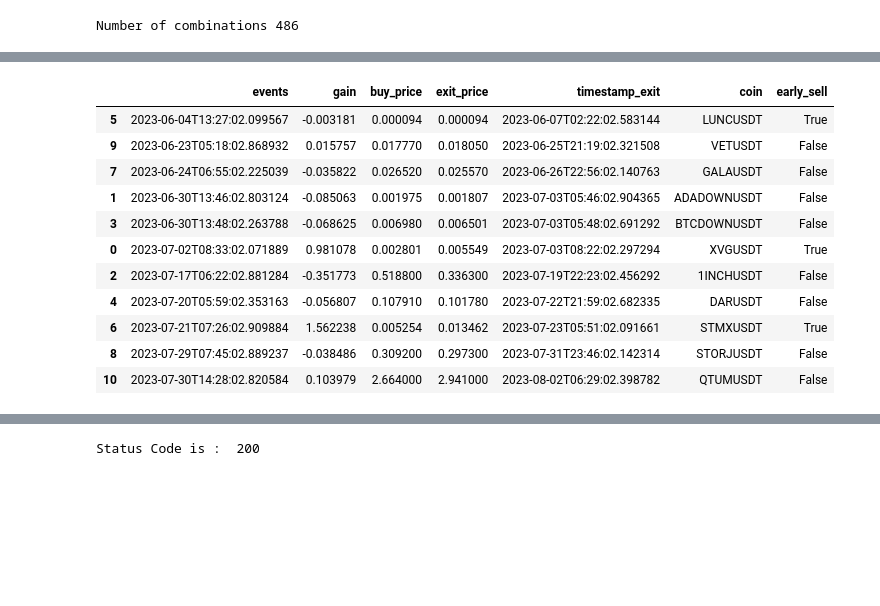
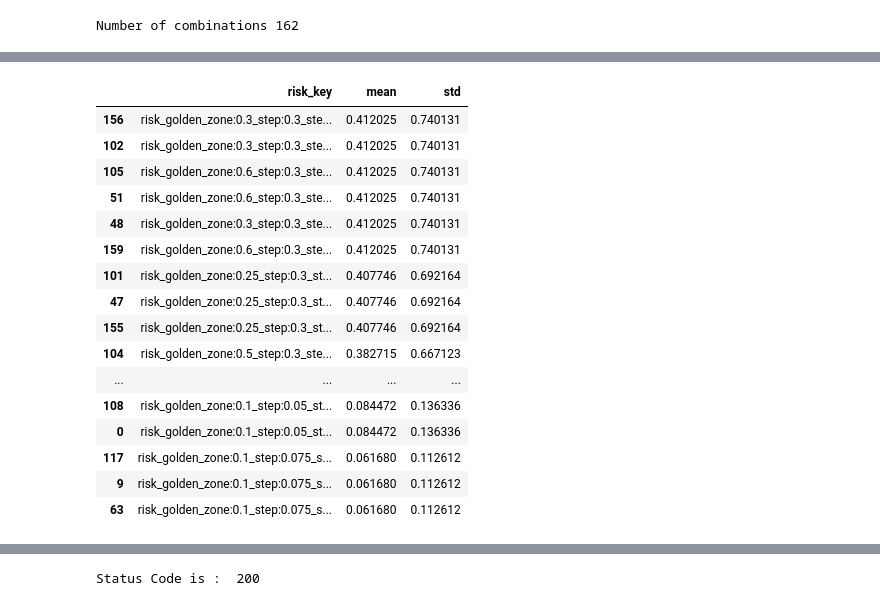
Before and after one commit to albertoRainieri/Crypto_Trading_System, a Jupyter notebook: analysis/Analysis.ipynb, the cells around one changed output, grey strips where cells are left out. Drawn from its saved outputs; the diff is of its cells as text; code cells hidden in the pictures; blank space fills up the shorter version.

```diff
--- a/analysis/Analysis.ipynb
+++ b/analysis/Analysis.ipynb
@@ -134,4 +155,4 @@ check_invevestment_amount(info, output, investment_amount=90)
 # %%
-key = 'buy_vol_30m:0.65/vol_30m:12/timeframe:4320/vlty:1'
+key = 'buy_vol_30m:0.65/vol_15m:20/timeframe:4320/vlty:1'
 # %%
 from Functions import getTimeseries
@@ -163,17 +165,17 @@ timeseries_info
-# %%
-pd.set_option('display.max_colwidth', 1000)
-#df1
 # %%
+# ANALYZE RISKMANAGEMENT FOR ONLY 1 KEY
+pd.set_option('display.max_colwidth', None)
+
 from Functions import RiskManagement
 import pandas as pd
 pd.set_option('display.max_rows', None)
-#key = 'buy_vol_5m:0.65/vol_30m:20/timeframe:4320/vlty:1'
+#key = 'buy_vol_3h:0.65/vol_6h:6/timeframe:360/vlty:2'
 df1, df2, best_risk_key = RiskManagement(key, investment_per_event=100)
 df1 = df1.sort_values(by=['mean'], ascending=False)
 df2 = df2.sort_values(by=['events'], ascending=True)
 
 #result = pd.concat([df1, df2], axis=0)
-print(df1)
-df2
+print(df2)
+df1
 # %% [output]
-Number of combinations 486
+Number of combinations 162
@@ -197,13 +199,18 @@ Number of combinations 486
-|  | events | gain | buy_price | exit_price | timestamp_exit | coin | early_sell |
-| 5 | 2023-06-04T13:27:02.099567 | -0.003181 | 0.000094 | 0.000094 | 2023-06-07T02:22:02.583144 | LUNCUSDT | True |
-| 9 | 2023-06-23T05:18:02.868932 | 0.015757 | 0.017770 | 0.018050 | 2023-06-25T21:19:02.321508 | VETUSDT | False |
-| 7 | 2023-06-24T06:55:02.225039 | -0.035822 | 0.026520 | 0.025570 | 2023-06-26T22:56:02.140763 | GALAUSDT | False |
-| 1 | 2023-06-30T13:46:02.803124 | -0.085063 | 0.001975 | 0.001807 | 2023-07-03T05:46:02.904365 | ADADOWNUSDT | False |
-| 3 | 2023-06-30T13:48:02.263788 | -0.068625 | 0.006980 | 0.006501 | 2023-07-03T05:48:02.691292 | BTCDOWNUSDT | False |
-| 0 | 2023-07-02T08:33:02.071889 | 0.981078 | 0.002801 | 0.005549 | 2023-07-03T08:22:02.297294 | XVGUSDT | True |
-| 2 | 2023-07-17T06:22:02.881284 | -0.351773 | 0.518800 | 0.336300 | 2023-07-19T22:23:02.456292 | 1INCHUSDT | False |
-| 4 | 2023-07-20T05:59:02.353163 | -0.056807 | 0.107910 | 0.101780 | 2023-07-22T21:59:02.682335 | DARUSDT | False |
-| 6 | 2023-07-21T07:26:02.909884 | 1.562238 | 0.005254 | 0.013462 | 2023-07-23T05:51:02.091661 | STMXUSDT | True |
-| 8 | 2023-07-29T07:45:02.889237 | -0.038486 | 0.309200 | 0.297300 | 2023-07-31T23:46:02.142314 | STORJUSDT | False |
-| 10 | 2023-07-30T14:28:02.820584 | 0.103979 | 2.664000 | 2.941000 | 2023-08-02T06:29:02.398782 | QTUMUSDT | False |
+|  | risk_key | mean | std |
+| 156 | risk_golden_zone:0.3_step:0.3_ste... | 0.412025 | 0.740131 |
+| 102 | risk_golden_zone:0.3_step:0.3_ste... | 0.412025 | 0.740131 |
+| 105 | risk_golden_zone:0.6_step:0.3_ste... | 0.412025 | 0.740131 |
+| 51 | risk_golden_zone:0.6_step:0.3_ste... | 0.412025 | 0.740131 |
+| 48 | risk_golden_zone:0.3_step:0.3_ste... | 0.412025 | 0.740131 |
+| 159 | risk_golden_zone:0.6_step:0.3_ste... | 0.412025 | 0.740131 |
+| 101 | risk_golden_zone:0.25_step:0.3_st... | 0.407746 | 0.692164 |
+| 47 | risk_golden_zone:0.25_step:0.3_st... | 0.407746 | 0.692164 |
+| 155 | risk_golden_zone:0.25_step:0.3_st... | 0.407746 | 0.692164 |
+| 104 | risk_golden_zone:0.5_step:0.3_ste... | 0.382715 | 0.667123 |
+| ... | ... | ... | ... |
+| 108 | risk_golden_zone:0.1_step:0.05_st... | 0.084472 | 0.136336 |
+| 0 | risk_golden_zone:0.1_step:0.05_st... | 0.084472 | 0.136336 |
+| 117 | risk_golden_zone:0.1_step:0.075_s... | 0.061680 | 0.112612 |
+| 9 | risk_golden_zone:0.1_step:0.075_s... | 0.061680 | 0.112612 |
+| 63 | risk_golden_zone:0.1_step:0.075_s... | 0.061680 | 0.112612 |
 # %%
```
Also changed, not shown: parts of 11 cells of this notebook, 1 other file.
